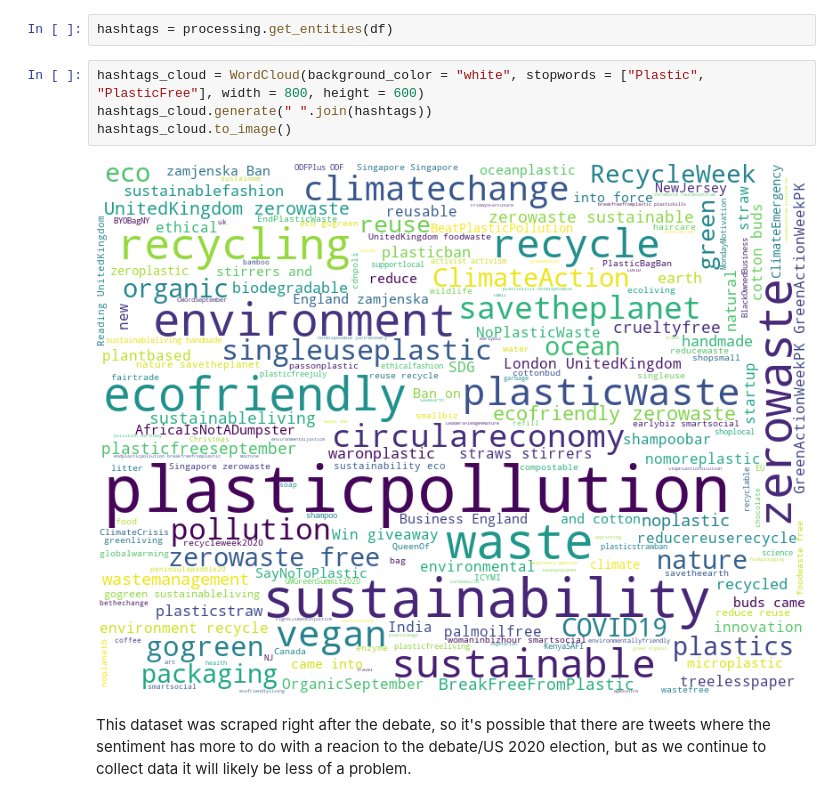
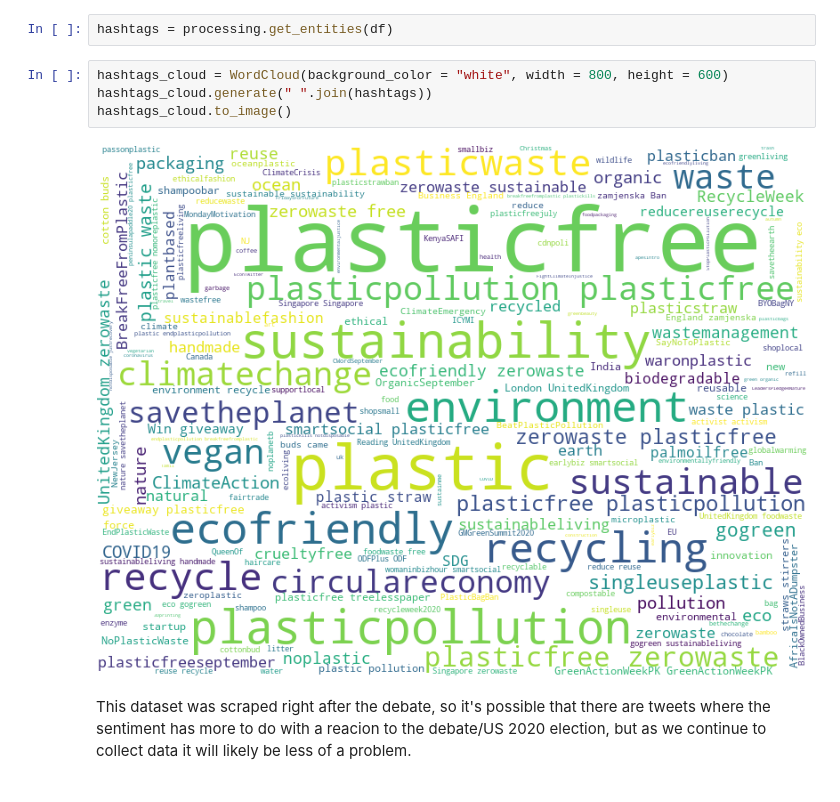
Before and after one commit to tabithaks/Public-Opinion-on-Climate-Change-Initiatives, a Jupyter notebook: Plastic EDA.ipynb, the cells around one changed output. Drawn from its saved outputs; the diff is of its cells as text.

```diff
--- a/Plastic EDA.ipynb
+++ b/Plastic EDA.ipynb
@@ -115,11 +115,11 @@ plt.show()
 # %%
 hashtags = processing.get_entities(df)
 # %%
-hashtags_cloud = WordCloud(background_color = "white", stopwords = ["Plastic", "PlasticFree"], width = 800, height = 600)
+hashtags_cloud = WordCloud(background_color = "white", width = 800, height = 600)
 hashtags_cloud.generate(" ".join(hashtags))
 hashtags_cloud.to_image()
 # %% [output]
-[figure, old version]
+[figure, new version]
 # %% [markdown]
 This dataset was scraped right after the debate, so it's possible that there are tweets where the sentiment has more to do with a reacion to the debate/US 2020 election, but as we continue to collect data it will likely be less of a problem.
 # %% [markdown]
```
